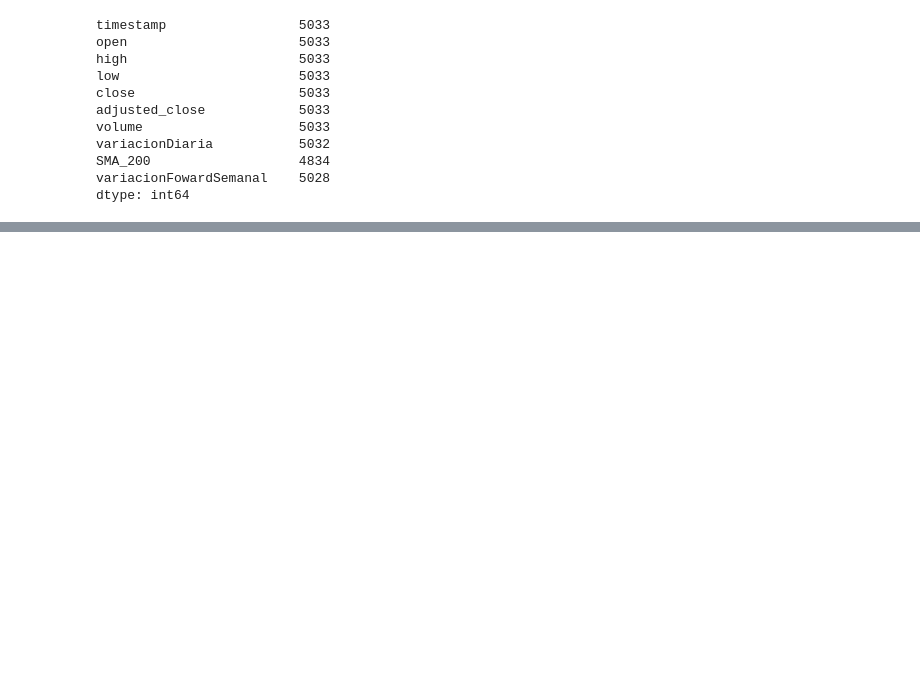
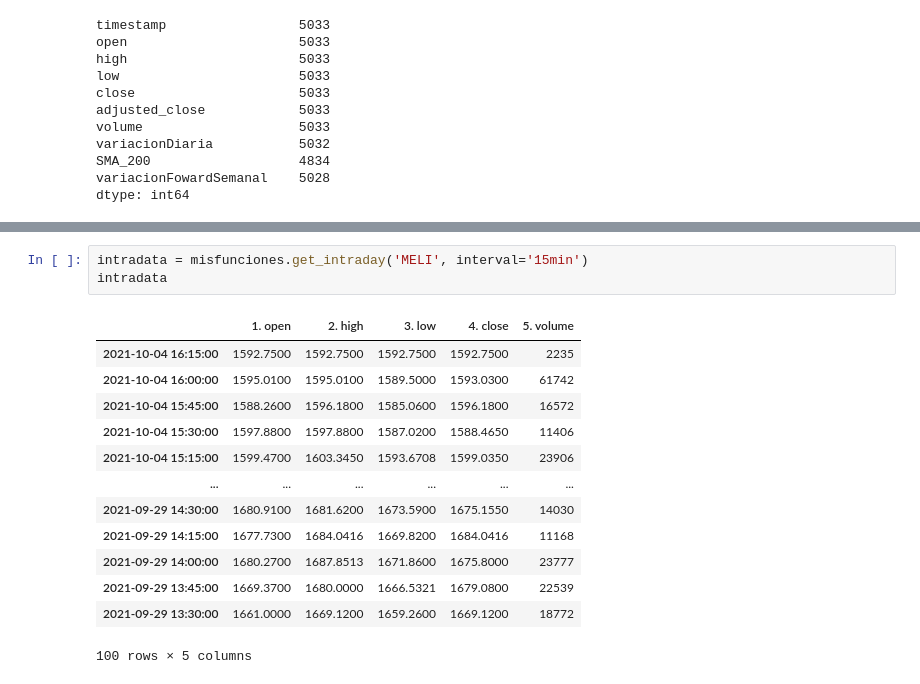
Before and after one commit to AucaCoyan/exp-quant, a Jupyter notebook: Libro1-Pandas.ipynb, the cells around one changed output, grey strips where cells are left out. Cells and saved outputs as stored; diff of their text form; blank space fills up the shorter version.

```diff
--- a/Libro1-Pandas.ipynb
+++ b/Libro1-Pandas.ipynb
@@ -1023,0 +947,17 @@ get_daily('AAPL')
+# %%
+intradata = misfunciones.get_intraday('MELI', interval='15min')
+intradata
+# %% [output]
+|  | 1. open | 2. high | 3. low | 4. close | 5. volume |
+| 2021-10-04 16:15:00 | 1592.7500 | 1592.7500 | 1592.7500 | 1592.7500 | 2235 |
+| 2021-10-04 16:00:00 | 1595.0100 | 1595.0100 | 1589.5000 | 1593.0300 | 61742 |
+| 2021-10-04 15:45:00 | 1588.2600 | 1596.1800 | 1585.0600 | 1596.1800 | 16572 |
+| 2021-10-04 15:30:00 | 1597.8800 | 1597.8800 | 1587.0200 | 1588.4650 | 11406 |
+| 2021-10-04 15:15:00 | 1599.4700 | 1603.3450 | 1593.6708 | 1599.0350 | 23906 |
+| ... | ... | ... | ... | ... | ... |
+| 2021-09-29 14:30:00 | 1680.9100 | 1681.6200 | 1673.5900 | 1675.1550 | 14030 |
+| 2021-09-29 14:15:00 | 1677.7300 | 1684.0416 | 1669.8200 | 1684.0416 | 11168 |
+| 2021-09-29 14:00:00 | 1680.2700 | 1687.8513 | 1671.8600 | 1675.8000 | 23777 |
+| 2021-09-29 13:45:00 | 1669.3700 | 1680.0000 | 1666.5321 | 1679.0800 | 22539 |
+| 2021-09-29 13:30:00 | 1661.0000 | 1669.1200 | 1659.2600 | 1669.1200 | 18772 |
+100 rows × 5 columns
```
Also changed, not shown: parts of 13 cells of this notebook, 1 other file.
